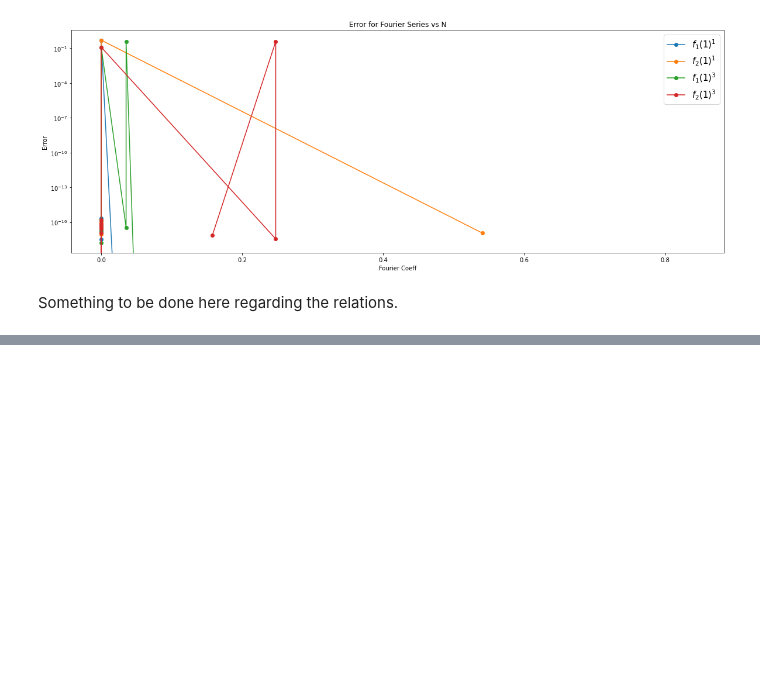
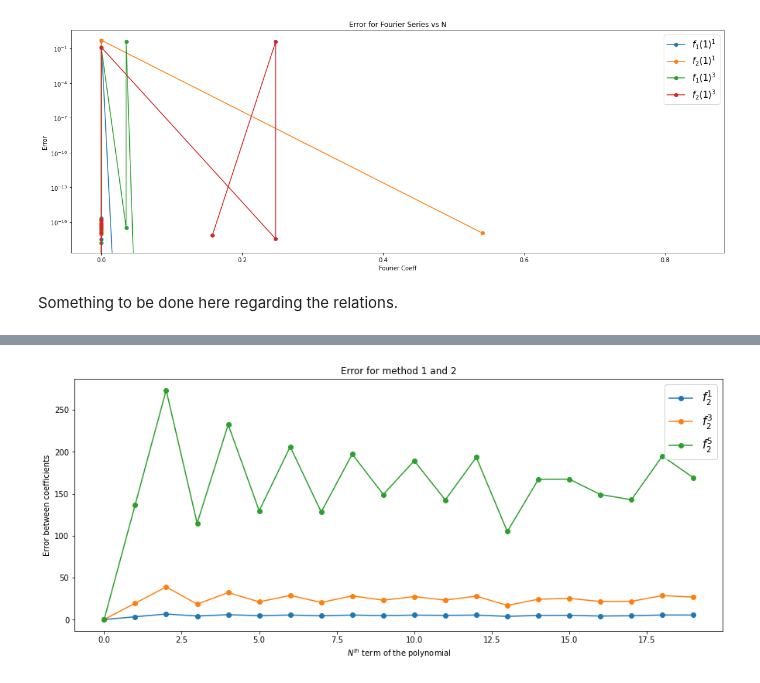
Before and after one commit to vrushank-agrawal/MAA106, a Jupyter notebook: MAA106 - project.ipynb, the cells around one changed output, grey strips where cells are left out. Saved outputs shown, nothing was run; the diff lists cells and outputs as text; code cells hidden in the pictures; blank space fills up the shorter version.

```diff
--- a/MAA106 - project.ipynb
+++ b/MAA106 - project.ipynb
@@ -222,0 +296,38 @@ $$
+# %%
+B = [[[] for i in range(N)] for j in range(func_no)]                # initializing matrix B for all functions
+
+for i in range(func_no):
+    for j in range(N):
+        B[i][j] = [ f2( (j * X_k(k, N)) ) / N for k in range(N) ]
+
+# I_n = [[] for i in range(func_no)]
+
+# for i in range(func_no):
+#     I_n[i] = np.dot(B[i], A[i])
+
+# print(I_n)
+
+f_hat_B = [[] for i in range(func_no)]
+
+for i in range(func_no):
+    f_hat_B[i] = np.dot(B[i], fX_vals[i])
+
+
+err = [[] for i in range(func_no)]
+
+for i in range(func_no):
+    err[i] = np.abs( f_hat_B[i] - f_hat[i] )
+
+tabk = np.arange(0, N)
+
+plt.figure(figsize=( 15, 6))
+for i in range(func_no):
+    plt.plot( tabk, f_hat_B[i], marker = 'o', label=f'$f_{2}^{2*i + 1}$')
+plt.legend(fontsize='15', loc='upper right')
+plt.title(f'Error for method 1 and 2')
+plt.yscale('linear')
+plt.xlabel('$N^{th}$ term of the polynomial')
+plt.ylabel('Error between coefficients')
+plt.show()
+# %% [output]
+[figure, added]
```
Also changed, not shown: parts of 8 cells of this notebook.
